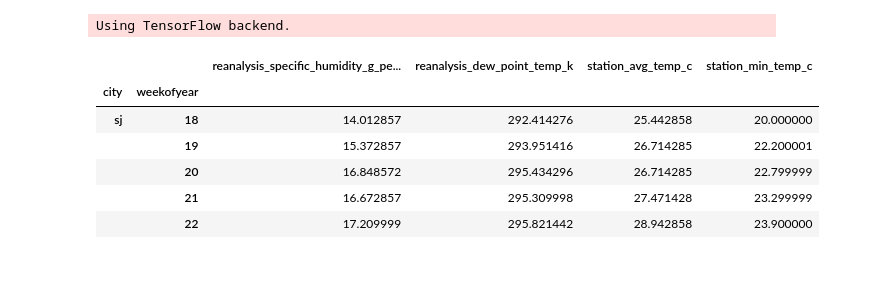
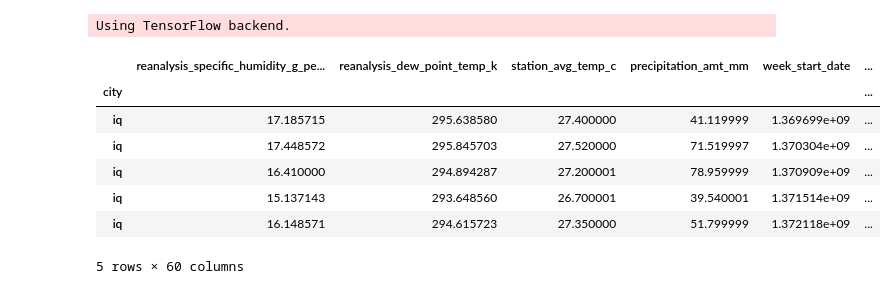
Before and after one commit to ChamodDamitha/Dengue-ML, a Jupyter notebook: Dengue-ML-LSTM.ipynb, the cells around one changed output. Cells and saved outputs as stored; diff of their text form; code cells hidden in the pictures.

```diff
--- a/Dengue-ML-LSTM.ipynb
+++ b/Dengue-ML-LSTM.ipynb
@@ -22,46 +43,38 @@ Using TensorFlow backend.
 # %%
+SJ_DIVIDE_FACTOR = 300
+IQ_DIVIDE_FACTOR = 100
+
 train_feature_filename = "dengue_features_train.csv"
 train_label_filename = "dengue_labels_train.csv"
 
 test_feature_filename = "dengue_features_test.csv"
 
-train_features = pd.read_csv(train_feature_filename, index_col=[0,2])
-test_features = pd.read_csv(test_feature_filename, index_col=[0,2])
+train_features = process(train_feature_filename)
+test_features = process(test_feature_filename)
 
-train_labels = pd.read_csv(train_label_filename, index_col=[0,2])
+train_labels = pd.read_csv(train_label_filename, index_col=[0])
+train_labels = train_labels.drop(['year', 'weekofyear'], axis=1)
+train_labels = train_labels.astype('float32')
 
-train_features.fillna(method='ffill', inplace=True)
-train_features['week_start_date'] = pd.to_datetime(train_features['week_start_date']).astype(np.int64) // 10**9
-
-test_features.fillna(method='ffill', inplace=True)
-test_features['week_start_date'] = pd.to_datetime(test_features['week_start_date']).astype(np.int64) // 10**9
-test_features = test_features.astype('float32')
-
-train_features = train_features.astype('float32')
-train_labels = train_labels.astype('float32')
+# train_labels['total_cases'] = train_labels['total_cases'].apply(lambda c : c / DIVIDE_FACTOR)
 
 # for obs in range(1, 2):
 #     train_features["T_" + str(obs)] = train_labels.total_cases.shift(obs)
 
 # train_features.fillna(0.00, inplace=True)
 
-features = ['reanalysis_specific_humidity_g_per_kg',
-                 'reanalysis_dew_point_temp_k',
-                 'station_avg_temp_c',
-                 'station_min_temp_c']
 
-train_features = train_features[features]
-test_features = test_features[features]
-train_features.head()
+test_features.tail()
 # train_labels.head()
 # %% [output]
-|  |  | reanalysis_specific_humidity_g_pe... | reanalysis_dew_point_temp_k | station_avg_temp_c | station_min_temp_c |
-| city | weekofyear |  |  |  |  |
-| sj | 18 | 14.012857 | 292.414276 | 25.442858 | 20.000000 |
-|  | 19 | 15.372857 | 293.951416 | 26.714285 | 22.200001 |
-|  | 20 | 16.848572 | 295.434296 | 26.714285 | 22.799999 |
-|  | 21 | 16.672857 | 295.309998 | 27.471428 | 23.299999 |
-|  | 22 | 17.209999 | 295.821442 | 28.942858 | 23.900000 |
+|  | reanalysis_specific_humidity_g_pe... | reanalysis_dew_point_temp_k | station_avg_temp_c | precipitation_amt_mm | week_start_date | ... |
+| city |  |  |  |  |  | ... |
+| iq | 17.185715 | 295.638580 | 27.400000 | 41.119999 | 1.369699e+09 | ... |
+| iq | 17.448572 | 295.845703 | 27.520000 | 71.519997 | 1.370304e+09 | ... |
+| iq | 16.410000 | 294.894287 | 27.200001 | 78.959999 | 1.370909e+09 | ... |
+| iq | 15.137143 | 293.648560 | 26.700001 | 39.540001 | 1.371514e+09 | ... |
+| iq | 16.148571 | 294.615723 | 27.350000 | 51.799999 | 1.372118e+09 | ... |
+5 rows × 60 columns
 # %%
 # Seperate data for San Juan
 sj_train_features = train_features.loc['sj']
```
Also changed, not shown: parts of 9 cells of this notebook, 4 other files.
